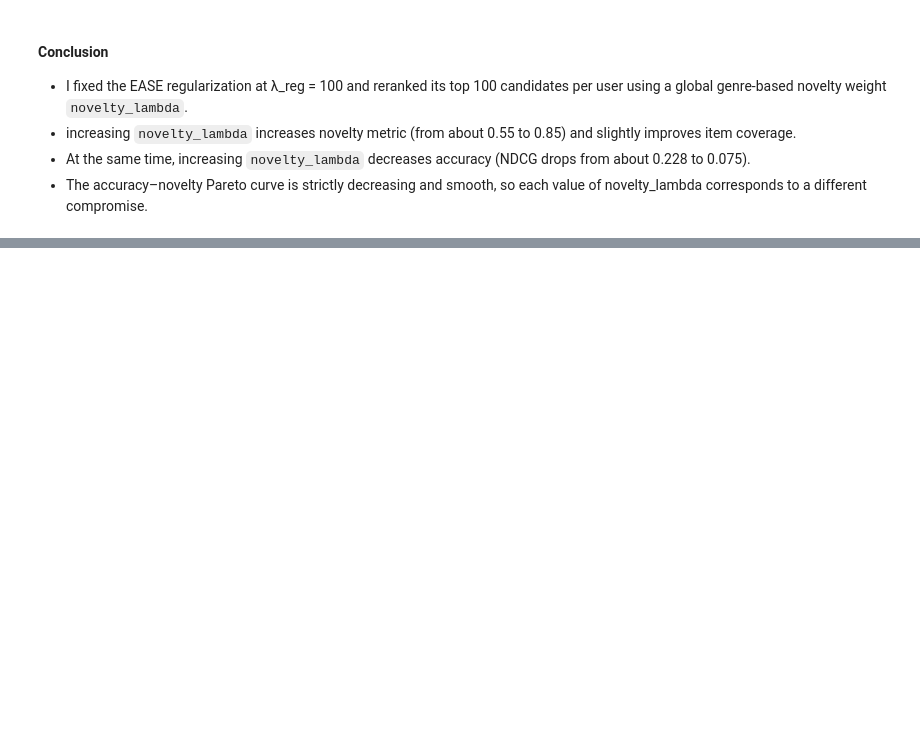
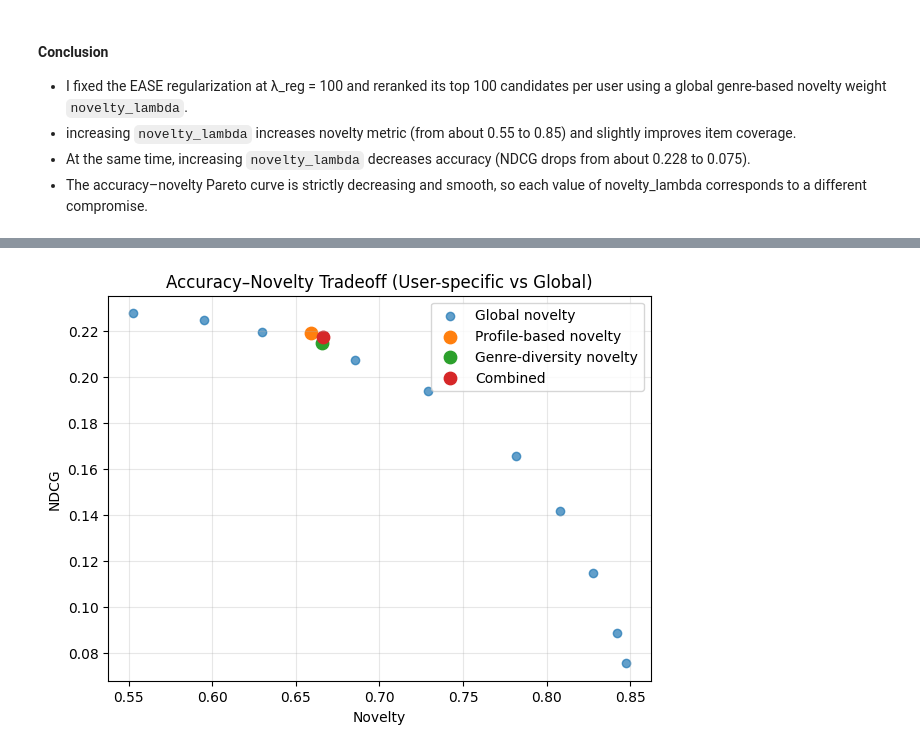
Before and after one commit to nabil-elouaamari/novelty-aware-recommenders, a Jupyter notebook: notebooks/05_novelty_reranking.ipynb, the cells around one changed output, grey strips where cells are left out. Cells and saved outputs as stored; diff of their text form; code cells hidden in the pictures; blank space fills up the shorter version.

Commit message:
added user-specific novelty reranking (subRQ) based on profile-history|genre|combined and compared results

```diff
--- a/notebooks/05_novelty_reranking.ipynb
+++ b/notebooks/05_novelty_reranking.ipynb
@@ -130,0 +164,25 @@ save_submission(submission, f"ease_lambda100_nov_{NOVELTY_LAMBDA}")
+# %%
+import pandas as pd
+import matplotlib.pyplot as plt
+
+global_df = pd.read_csv("../results/sweeps/novelty_sweep_genre.csv")
+
+profile_df = pd.read_csv("../results/sweeps/user_specific_profile.csv")
+genre_df   = pd.read_csv("../results/sweeps/user_specific_genre.csv")
+combo_df   = pd.read_csv("../results/sweeps/user_specific_combined.csv")
+
+plt.figure(figsize=(7,5))
+
+plt.scatter(global_df["novelty"], global_df["ndcg"], label="Global novelty", alpha=0.7)
+plt.scatter(profile_df["novelty"], profile_df["ndcg"], label="Profile-based novelty", s=80)
+plt.scatter(genre_df["novelty"], genre_df["ndcg"], label="Genre-diversity novelty", s=80)
+plt.scatter(combo_df["novelty"], combo_df["ndcg"], label="Combined", s=80)
+
+plt.xlabel("Novelty")
+plt.ylabel("NDCG")
+plt.title("Accuracy–Novelty Tradeoff (User-specific vs Global)")
+plt.legend()
+plt.grid(alpha=0.3)
+plt.show()
+# %% [output]
+[figure, added]
```
Also changed, not shown: parts of 12 cells of this notebook, 2 other files.
